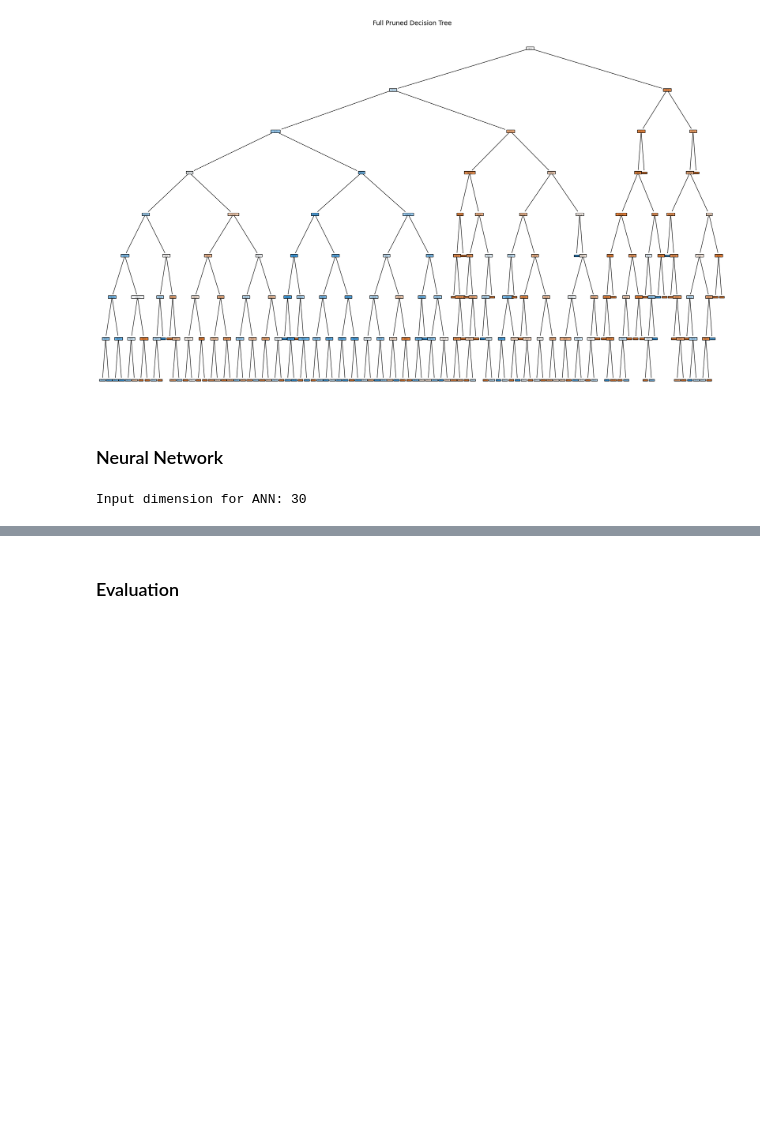
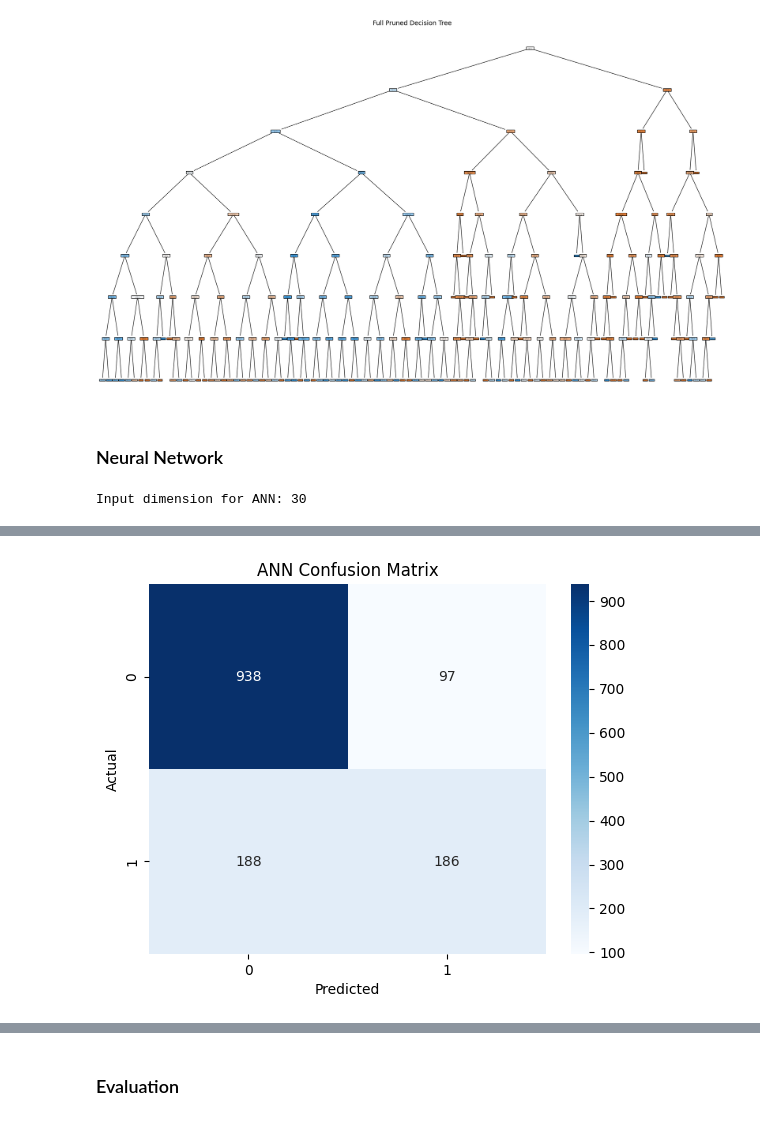
Before and after one commit to meleeshagamage/CourseWork_ML, a Jupyter notebook: ML_CW.ipynb, the cells around one changed output, grey strips where cells are left out. Saved outputs shown, nothing was run; the diff lists cells and outputs as text; code cells hidden in the pictures; blank space fills up the shorter version.

```diff
--- a/ML_CW.ipynb
+++ b/ML_CW.ipynb
@@ -602,0 +546,4 @@ Confusion matrix, without normalization
+# %%
+# Predictions
+y_pred_prob_nn = best_model.predict(X_test_pp).ravel()
+y_pred_nn = (y_pred_prob_nn >= 0.5).astype(int)
@@ -627,0 +587,10 @@ plt.show()
+# %%
+# Confusion Matrix
+cm = confusion_matrix(y_test, y_pred_nn)
+sns.heatmap(cm, annot=True, fmt='d', cmap='Blues')
+plt.xlabel('Predicted')
+plt.ylabel('Actual')
+plt.title('ANN Confusion Matrix')
+plt.show()
+# %% [output]
+[figure, added]
```
Also changed, not shown: parts of 17 cells of this notebook.
